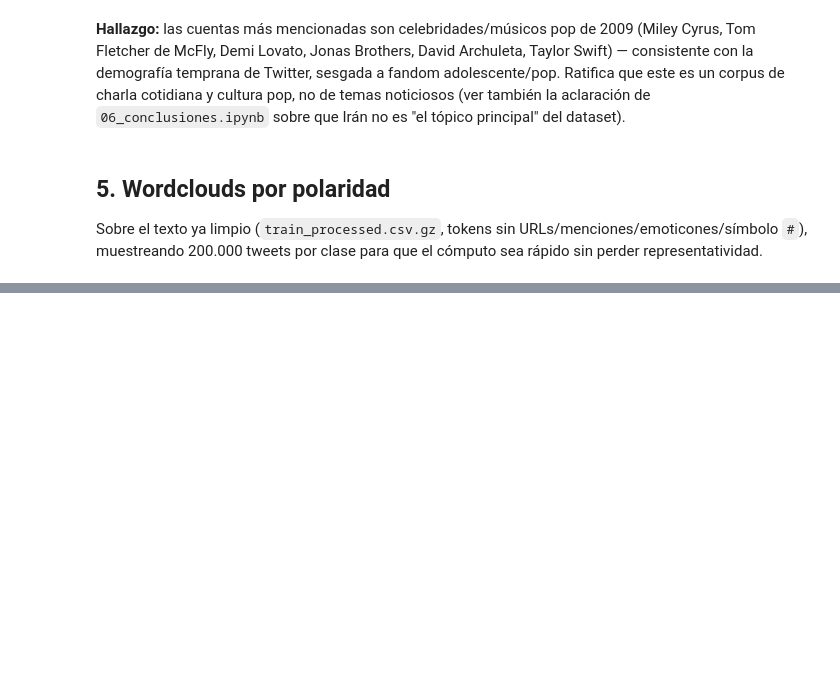
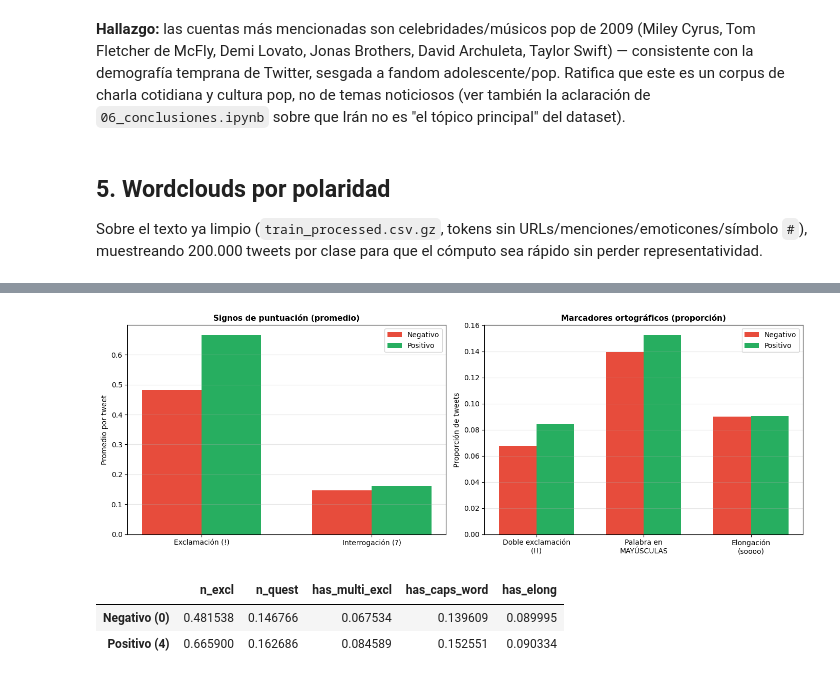
Before and after one commit to gzarazaga/trabajo-practico-3, a Jupyter notebook: notebooks/00b_eda_contenido.ipynb, the cells around one changed output, grey strips where cells are left out. Drawn from its saved outputs; the diff is of its cells as text; code cells hidden in the pictures; blank space fills up the shorter version.

```diff
--- a/notebooks/00b_eda_contenido.ipynb
+++ b/notebooks/00b_eda_contenido.ipynb
@@ -163,0 +168,45 @@ plt.show()
+# %%
+df["n_excl"] = df["text"].str.count("!")
+df["n_quest"] = df["text"].str.count(r"\?")
+df["has_multi_excl"] = df["text"].str.contains("!!", regex=False)
+df["has_caps_word"] = df["text"].str.contains(r"\b[A-Z]{2,}\b", regex=True)
+df["has_elong"] = df["text"].str.contains(r"([a-zA-Z])\1{2,}", regex=True)
+
+cols_intensidad = ["n_excl", "n_quest", "has_multi_excl", "has_caps_word", "has_elong"]
+resumen_intensidad = df.groupby("polarity")[cols_intensidad].mean()
+resumen_intensidad.index = ["Negativo (0)", "Positivo (4)"]
+
+fig, axes = plt.subplots(1, 2, figsize=(14, 5))
+width = 0.35
+
+etiquetas_conteo = ["Exclamación (!)", "Interrogación (?)"]
+x1 = np.arange(len(etiquetas_conteo))
+axes[0].bar(x1 - width/2, resumen_intensidad.loc["Negativo (0)", ["n_excl", "n_quest"]], width, label="Negativo", color="#e74c3c")
+axes[0].bar(x1 + width/2, resumen_intensidad.loc["Positivo (4)", ["n_excl", "n_quest"]], width, label="Positivo", color="#27ae60")
+axes[0].set_xticks(x1)
+axes[0].set_xticklabels(etiquetas_conteo)
+axes[0].set_ylabel("Promedio por tweet")
+axes[0].set_title("Signos de puntuación (promedio)", fontsize=11, fontweight="bold")
+axes[0].legend()
+axes[0].grid(axis="y", alpha=0.3)
+
+etiquetas_prop = ["Doble exclamación\n(!!)", "Palabra en\nMAYÚSCULAS", "Elongación\n(soooo)"]
+x2 = np.arange(len(etiquetas_prop))
+axes[1].bar(x2 - width/2, resumen_intensidad.loc["Negativo (0)", ["has_multi_excl", "has_caps_word", "has_elong"]], width, label="Negativo", color="#e74c3c")
+axes[1].bar(x2 + width/2, resumen_intensidad.loc["Positivo (4)", ["has_multi_excl", "has_caps_word", "has_elong"]], width, label="Positivo", color="#27ae60")
+axes[1].set_xticks(x2)
+axes[1].set_xticklabels(etiquetas_prop)
+axes[1].set_ylabel("Proporción de tweets")
+axes[1].set_title("Marcadores ortográficos (proporción)", fontsize=11, fontweight="bold")
+axes[1].legend()
+axes[1].grid(axis="y", alpha=0.3)
+
+plt.tight_layout()
+plt.show()
+
+resumen_intensidad
+# %% [output]
+[figure, added]
+|  | n_excl | n_quest | has_multi_excl | has_caps_word | has_elong |
+| Negativo (0) | 0.481538 | 0.146766 | 0.067534 | 0.139609 | 0.089995 |
+| Positivo (4) | 0.665900 | 0.162686 | 0.084589 | 0.152551 | 0.090334 |
```
Also changed, not shown: parts of 4 cells of this notebook.
